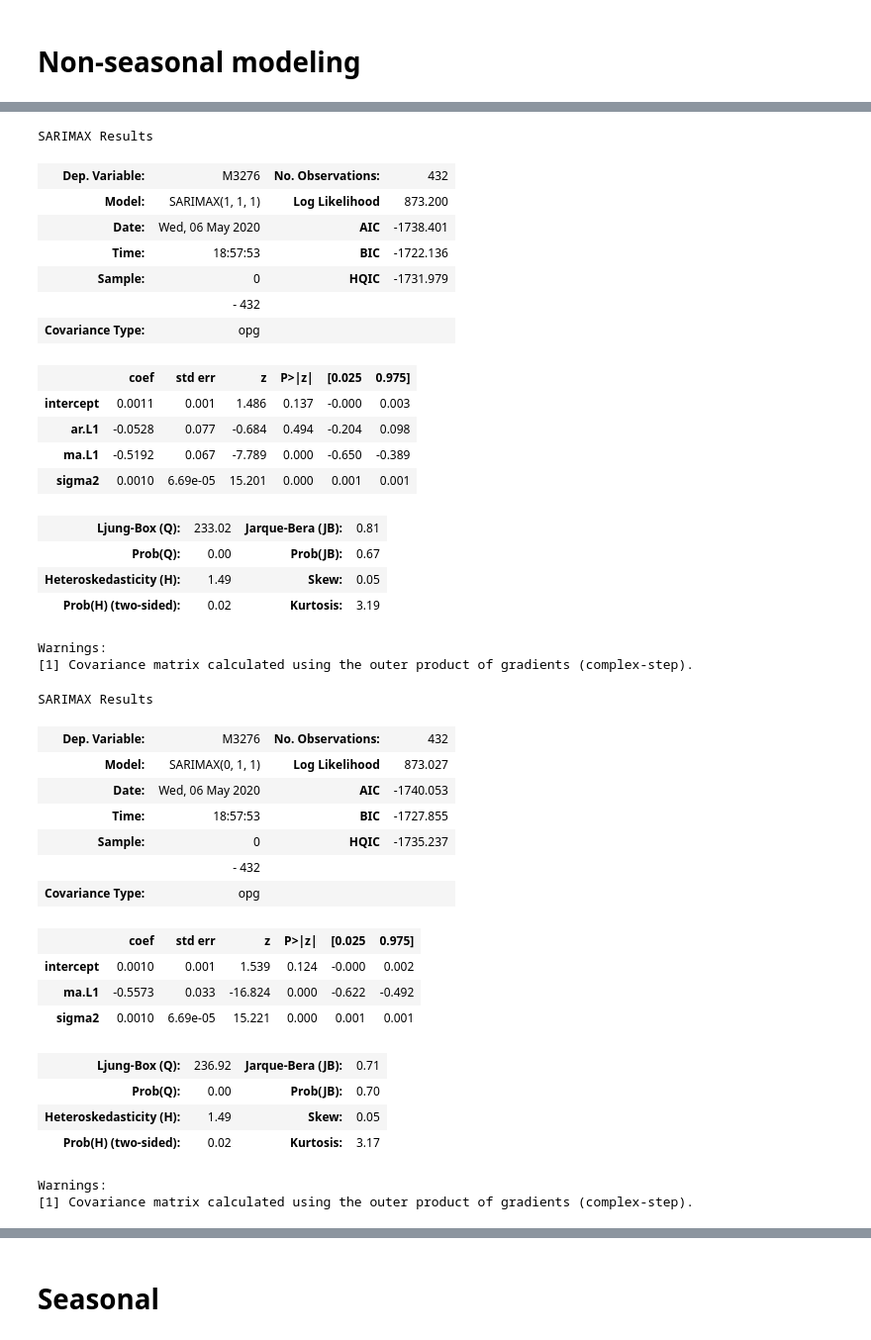
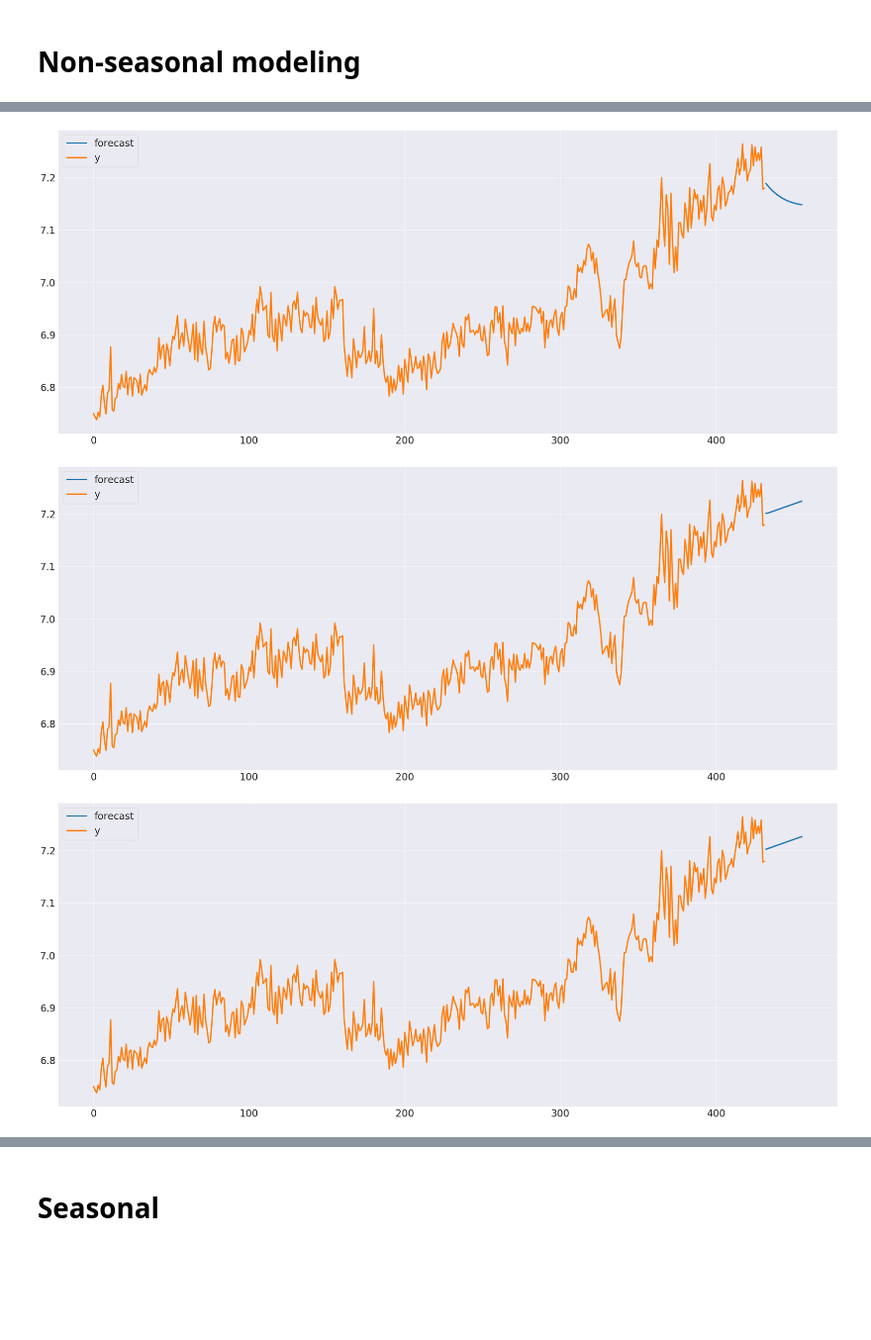
Before and after one commit to bashtage/AFE2020, a Jupyter notebook: SARIMA Modeling.ipynb, the cells around one changed output, grey strips where cells are left out. Shown at 99% size. Drawn from its saved outputs; the diff is of its cells as text; code cells hidden in the pictures; blank space fills up the shorter version.

```diff
--- a/SARIMA Modeling.ipynb
+++ b/SARIMA Modeling.ipynb
@@ -108,51 +109,28 @@ SARIMAX Results
 | Prob(H) (two-sided): | 0.02 | Kurtosis: | 3.03 |
 Warnings:
 [1] Covariance matrix calculated using the outer product of gradients (complex-step).
+# %%
+def plot_forecast(y, forecast, tail=None):
+    df = pd.DataFrame({"forecast":pd.Series(list(np.nan * y) + list(forecast)),
+                   "y": y})
+    if tail is not None:
+        df = df.tail(tail)
+    df.plot()
+plot_forecast(y, res.forecast(24))
+# %% [output]
+[figure, added]
 # %%
 res = SARIMAX(y, order=(1, 1, 1), trend="c").fit(maxiter=250)
 res.summary()
+plot_forecast(y, res.forecast(24))
 # %% [output]
-SARIMAX Results
-| Dep. Variable: | M3276 | No. Observations: | 432 |
-| Model: | SARIMAX(1, 1, 1) | Log Likelihood | 873.200 |
-| Date: | Wed, 06 May 2020 | AIC | -1738.401 |
-| Time: | 18:57:53 | BIC | -1722.136 |
-| Sample: | 0 | HQIC | -1731.979 |
-|  | - 432 |  |  |
-| Covariance Type: | opg |  |  |
-|  | coef | std err | z | P>|z| | [0.025 | 0.975] |
-| intercept | 0.0011 | 0.001 | 1.486 | 0.137 | -0.000 | 0.003 |
-| ar.L1 | -0.0528 | 0.077 | -0.684 | 0.494 | -0.204 | 0.098 |
-| ma.L1 | -0.5192 | 0.067 | -7.789 | 0.000 | -0.650 | -0.389 |
-| sigma2 | 0.0010 | 6.69e-05 | 15.201 | 0.000 | 0.001 | 0.001 |
-| Ljung-Box (Q): | 233.02 | Jarque-Bera (JB): | 0.81 |
-| Prob(Q): | 0.00 | Prob(JB): | 0.67 |
-| Heteroskedasticity (H): | 1.49 | Skew: | 0.05 |
-| Prob(H) (two-sided): | 0.02 | Kurtosis: | 3.19 |
-Warnings:
-[1] Covariance matrix calculated using the outer product of gradients (complex-step).
+[figure, added]
 # %%
 res = SARIMAX(y, order=(0, 1, 1), trend="c").fit(maxiter=250)
 res.summary()
+plot_forecast(y, res.forecast(24))
 # %% [output]
-SARIMAX Results
-| Dep. Variable: | M3276 | No. Observations: | 432 |
-| Model: | SARIMAX(0, 1, 1) | Log Likelihood | 873.027 |
-| Date: | Wed, 06 May 2020 | AIC | -1740.053 |
-| Time: | 18:57:53 | BIC | -1727.855 |
-| Sample: | 0 | HQIC | -1735.237 |
-|  | - 432 |  |  |
-| Covariance Type: | opg |  |  |
-|  | coef | std err | z | P>|z| | [0.025 | 0.975] |
-| intercept | 0.0010 | 0.001 | 1.539 | 0.124 | -0.000 | 0.002 |
-| ma.L1 | -0.5573 | 0.033 | -16.824 | 0.000 | -0.622 | -0.492 |
-| sigma2 | 0.0010 | 6.69e-05 | 15.221 | 0.000 | 0.001 | 0.001 |
-| Ljung-Box (Q): | 236.92 | Jarque-Bera (JB): | 0.71 |
-| Prob(Q): | 0.00 | Prob(JB): | 0.70 |
-| Heteroskedasticity (H): | 1.49 | Skew: | 0.05 |
-| Prob(H) (two-sided): | 0.02 | Kurtosis: | 3.17 |
-Warnings:
-[1] Covariance matrix calculated using the outer product of gradients (complex-step).
+[figure, added]
 # %%
 res = SARIMAX(y, order=(0, 1, 1), trend="n").fit(maxiter=250)
 res.summary()
```
Also changed, not shown: parts of 14 cells of this notebook.
